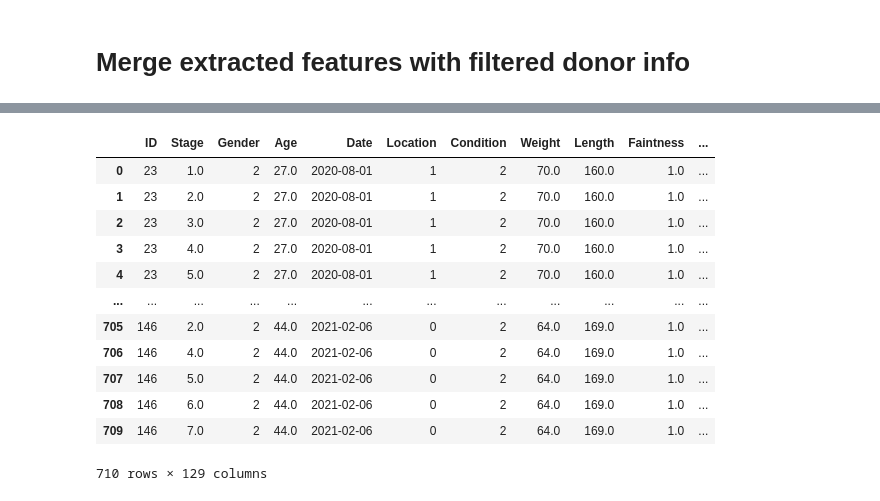
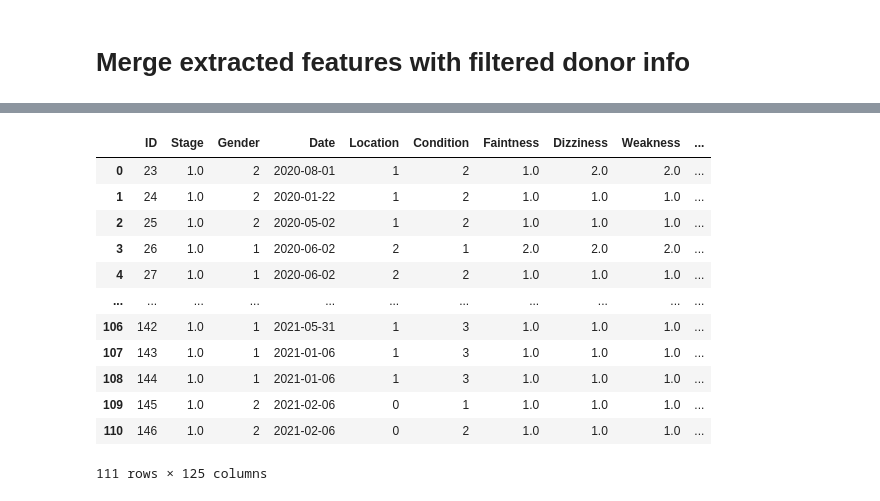
Before and after one commit to DionneSpaltman/predicting_VVR, a Jupyter notebook: processing/04_descriptives.ipynb, the cells around one changed output, grey strips where cells are left out. Drawn from its saved outputs; the diff is of its cells as text; code cells hidden in the pictures.

```diff
--- a/processing/04_descriptives.ipynb
+++ b/processing/04_descriptives.ipynb
@@ -77,7 +96,7 @@ Name: Gender, dtype: int64
 # %% [markdown]
 # Action units
 # %%
-action_units = pd.read_csv('/Users/dionnespaltman/Desktop/V6/action_units_03-06-2024.csv', sep=',')
+action_units = pd.read_csv('/Users/dionnespaltman/Desktop/V6/extracted_features_standardized_04-06-2024.csv', sep=',')
 # %%
 display(action_units)
 # %% [output]
@@ -139,0 +182,4 @@ print(23590/60/25)
+# %%
+columns_to_drop = ['Age', 'Weight', 'Length', 'Nervousness']
+
+unique_donor_info = unique_donor_info.drop(columns_to_drop, axis=1)
@@ -175,23 +225,22 @@ display(filtered_donor_info)
 # %%
 # Merge the DataFrames on the 'ID' column
-merged_df = pd.merge(filtered_donor_info, extracted_features, on='ID', how='outer')
+merged_df = pd.merge(unique_donor_info, action_units, on='ID', how='left')
 
 # del merged_df
-merged_df = merged_df.drop(columns=['Unnamed: 0_x'])
 
 # Display the merged DataFrame
 display(merged_df)
 # %% [output]
-|  | ID | Stage | Gender | Age | Date | Location | Condition | Weight | Length | Faintness | ... |
-| 0 | 23 | 1.0 | 2 | 27.0 | 2020-08-01 | 1 | 2 | 70.0 | 160.0 | 1.0 | ... |
-| 1 | 23 | 2.0 | 2 | 27.0 | 2020-08-01 | 1 | 2 | 70.0 | 160.0 | 1.0 | ... |
-| 2 | 23 | 3.0 | 2 | 27.0 | 2020-08-01 | 1 | 2 | 70.0 | 160.0 | 1.0 | ... |
-| 3 | 23 | 4.0 | 2 | 27.0 | 2020-08-01 | 1 | 2 | 70.0 | 160.0 | 1.0 | ... |
-| 4 | 23 | 5.0 | 2 | 27.0 | 2020-08-01 | 1 | 2 | 70.0 | 160.0 | 1.0 | ... |
-| ... | ... | ... | ... | ... | ... | ... | ... | ... | ... | ... | ... |
-| 705 | 146 | 2.0 | 2 | 44.0 | 2021-02-06 | 0 | 2 | 64.0 | 169.0 | 1.0 | ... |
-| 706 | 146 | 4.0 | 2 | 44.0 | 2021-02-06 | 0 | 2 | 64.0 | 169.0 | 1.0 | ... |
-| 707 | 146 | 5.0 | 2 | 44.0 | 2021-02-06 | 0 | 2 | 64.0 | 169.0 | 1.0 | ... |
-| 708 | 146 | 6.0 | 2 | 44.0 | 2021-02-06 | 0 | 2 | 64.0 | 169.0 | 1.0 | ... |
-| 709 | 146 | 7.0 | 2 | 44.0 | 2021-02-06 | 0 | 2 | 64.0 | 169.0 | 1.0 | ... |
+|  | ID | Stage | Gender | Date | Location | Condition | Faintness | Dizziness | Weakness | ... |
+| 0 | 23 | 1.0 | 2 | 2020-08-01 | 1 | 2 | 1.0 | 2.0 | 2.0 | ... |
+| 1 | 24 | 1.0 | 2 | 2020-01-22 | 1 | 2 | 1.0 | 1.0 | 1.0 | ... |
+| 2 | 25 | 1.0 | 2 | 2020-05-02 | 1 | 2 | 1.0 | 1.0 | 1.0 | ... |
+| 3 | 26 | 1.0 | 1 | 2020-06-02 | 2 | 1 | 2.0 | 2.0 | 2.0 | ... |
+| 4 | 27 | 1.0 | 1 | 2020-06-02 | 2 | 2 | 1.0 | 1.0 | 1.0 | ... |
+| ... | ... | ... | ... | ... | ... | ... | ... | ... | ... | ... |
+| 106 | 142 | 1.0 | 1 | 2021-05-31 | 1 | 3 | 1.0 | 1.0 | 1.0 | ... |
+| 107 | 143 | 1.0 | 1 | 2021-01-06 | 1 | 3 | 1.0 | 1.0 | 1.0 | ... |
+| 108 | 144 | 1.0 | 1 | 2021-01-06 | 1 | 3 | 1.0 | 1.0 | 1.0 | ... |
+| 109 | 145 | 1.0 | 2 | 2021-02-06 | 0 | 1 | 1.0 | 1.0 | 1.0 | ... |
+| 110 | 146 | 1.0 | 2 | 2021-02-06 | 0 | 2 | 1.0 | 1.0 | 1.0 | ... |
-710 rows × 129 columns
+111 rows × 125 columns
```
Also changed, not shown: parts of 11 cells of this notebook, 2 other files.
